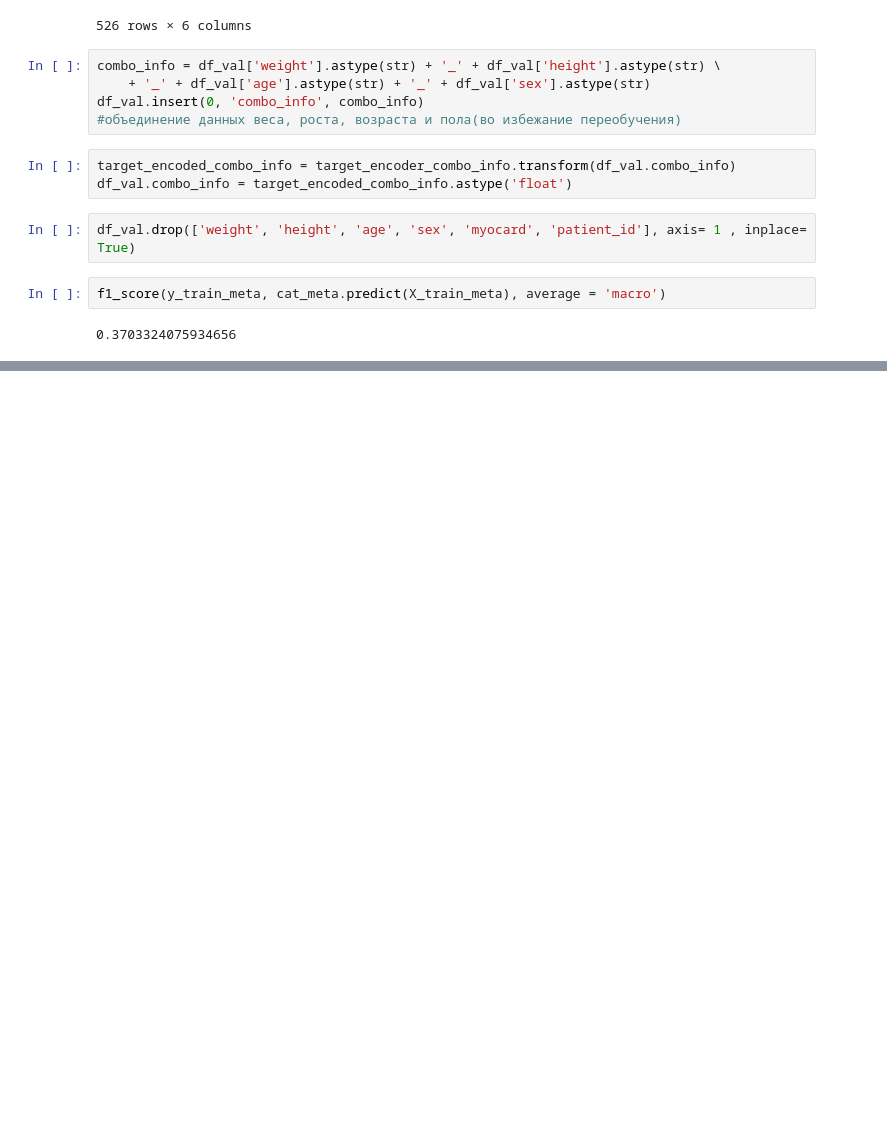
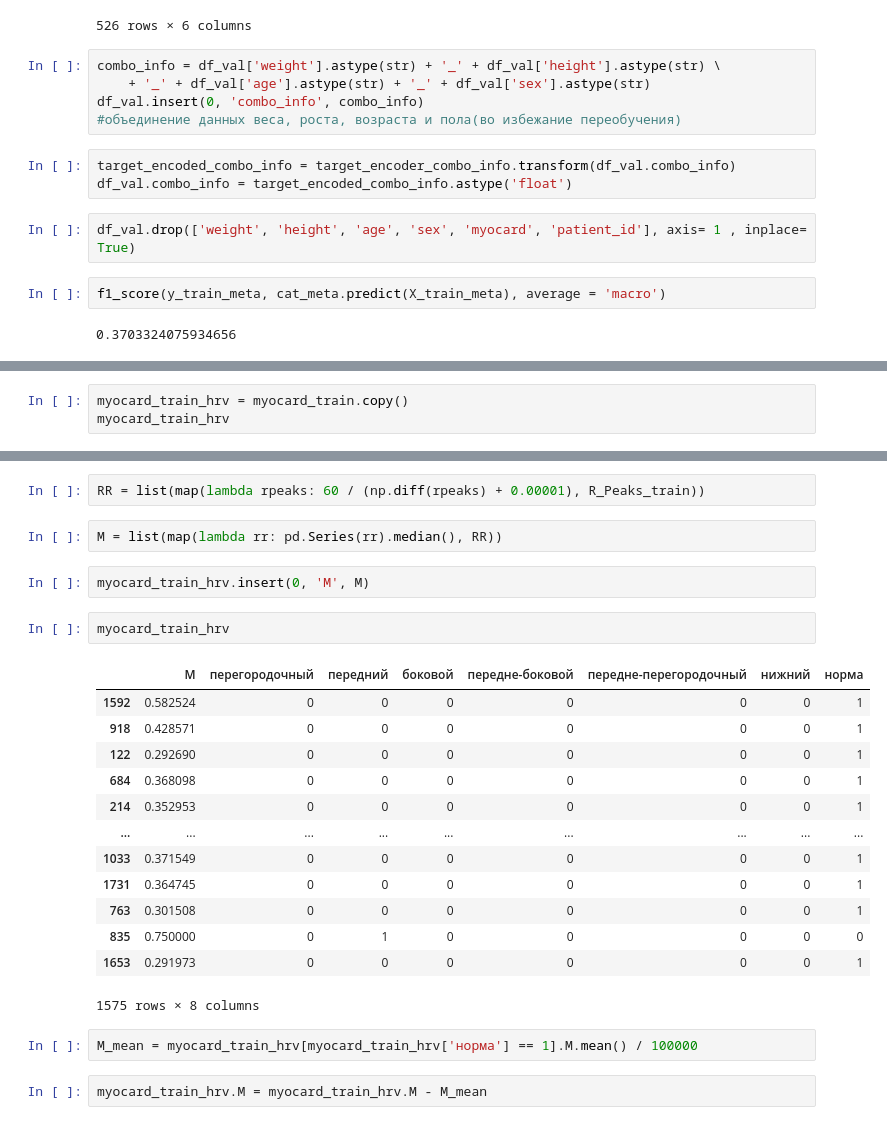
Before and after one commit to vikt-l/ECGMultilableClassification, a Jupyter notebook: main.ipynb, the cells around one changed output, grey strips where cells are left out. Cells and saved outputs as stored; diff of their text form; blank space fills up the shorter version.

```diff
--- a/main.ipynb
+++ b/main.ipynb
@@ -1240,0 +1243,3 @@ f1_score(y_train_meta, cat_meta.predict(X_train_meta), average = 'macro')
+# %%
+myocard_train_hrv = myocard_train.copy()
+myocard_train_hrv
@@ -1240,0 +1260,26 @@ f1_score(y_train_meta, cat_meta.predict(X_train_meta), average = 'macro')
+# %%
+RR = list(map(lambda rpeaks: 60 / (np.diff(rpeaks) + 0.00001), R_Peaks_train))
+# %%
+M = list(map(lambda rr: pd.Series(rr).median(), RR))
+# %%
+myocard_train_hrv.insert(0, 'M', M)
+# %%
+myocard_train_hrv
+# %% [output]
+|  | M | перегородочный | передний | боковой | передне-боковой | передне-перегородочный | нижний | норма |
+| 1592 | 0.582524 | 0 | 0 | 0 | 0 | 0 | 0 | 1 |
+| 918 | 0.428571 | 0 | 0 | 0 | 0 | 0 | 0 | 1 |
+| 122 | 0.292690 | 0 | 0 | 0 | 0 | 0 | 0 | 1 |
+| 684 | 0.368098 | 0 | 0 | 0 | 0 | 0 | 0 | 1 |
+| 214 | 0.352953 | 0 | 0 | 0 | 0 | 0 | 0 | 1 |
+| ... | ... | ... | ... | ... | ... | ... | ... | ... |
+| 1033 | 0.371549 | 0 | 0 | 0 | 0 | 0 | 0 | 1 |
+| 1731 | 0.364745 | 0 | 0 | 0 | 0 | 0 | 0 | 1 |
+| 763 | 0.301508 | 0 | 0 | 0 | 0 | 0 | 0 | 1 |
+| 835 | 0.750000 | 0 | 1 | 0 | 0 | 0 | 0 | 0 |
+| 1653 | 0.291973 | 0 | 0 | 0 | 0 | 0 | 0 | 1 |
+1575 rows × 8 columns
+# %%
+M_mean = myocard_train_hrv[myocard_train_hrv['норма'] == 1].M.mean() / 100000
+# %%
+myocard_train_hrv.M = myocard_train_hrv.M - M_mean
```
Also changed, not shown: parts of 45 cells of this notebook.
